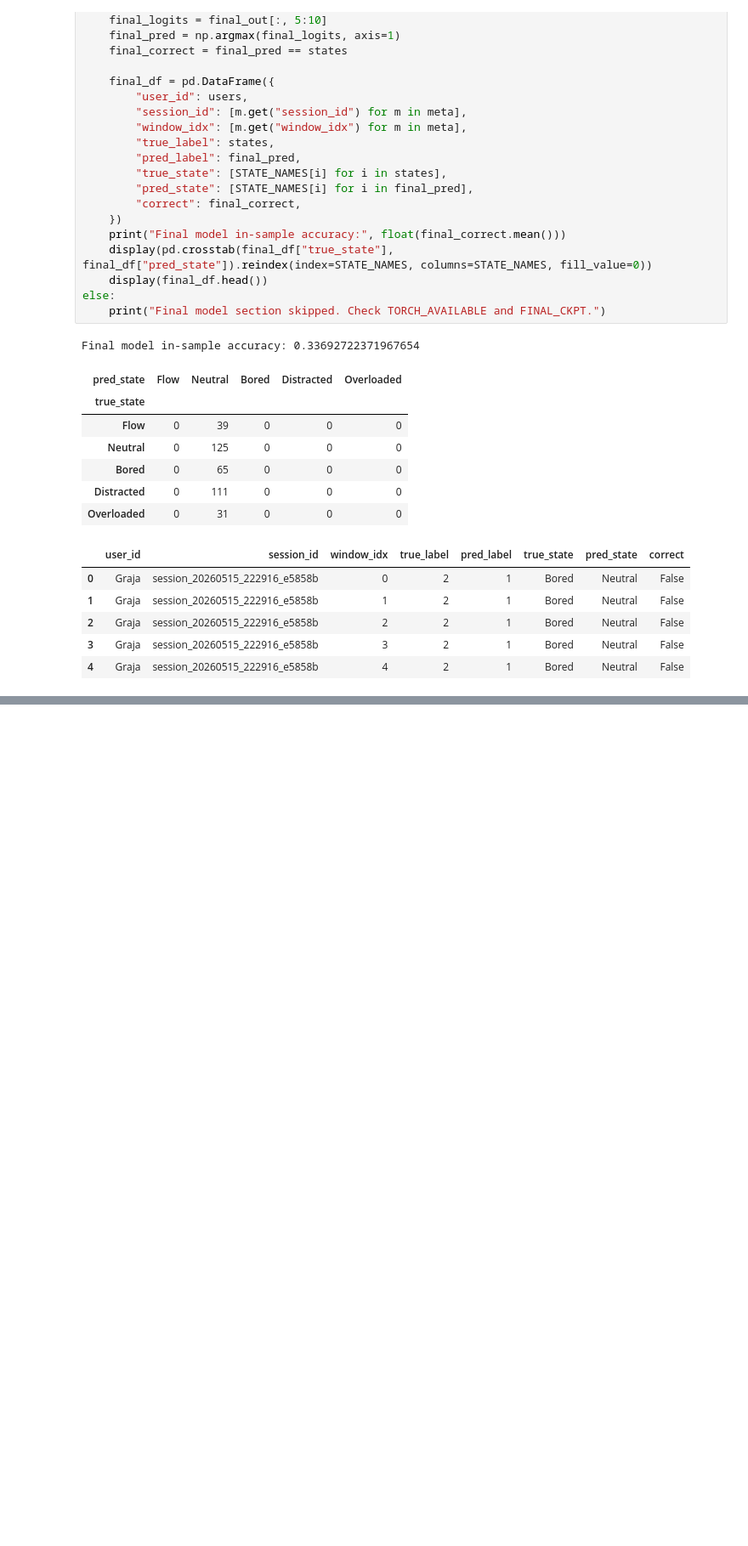
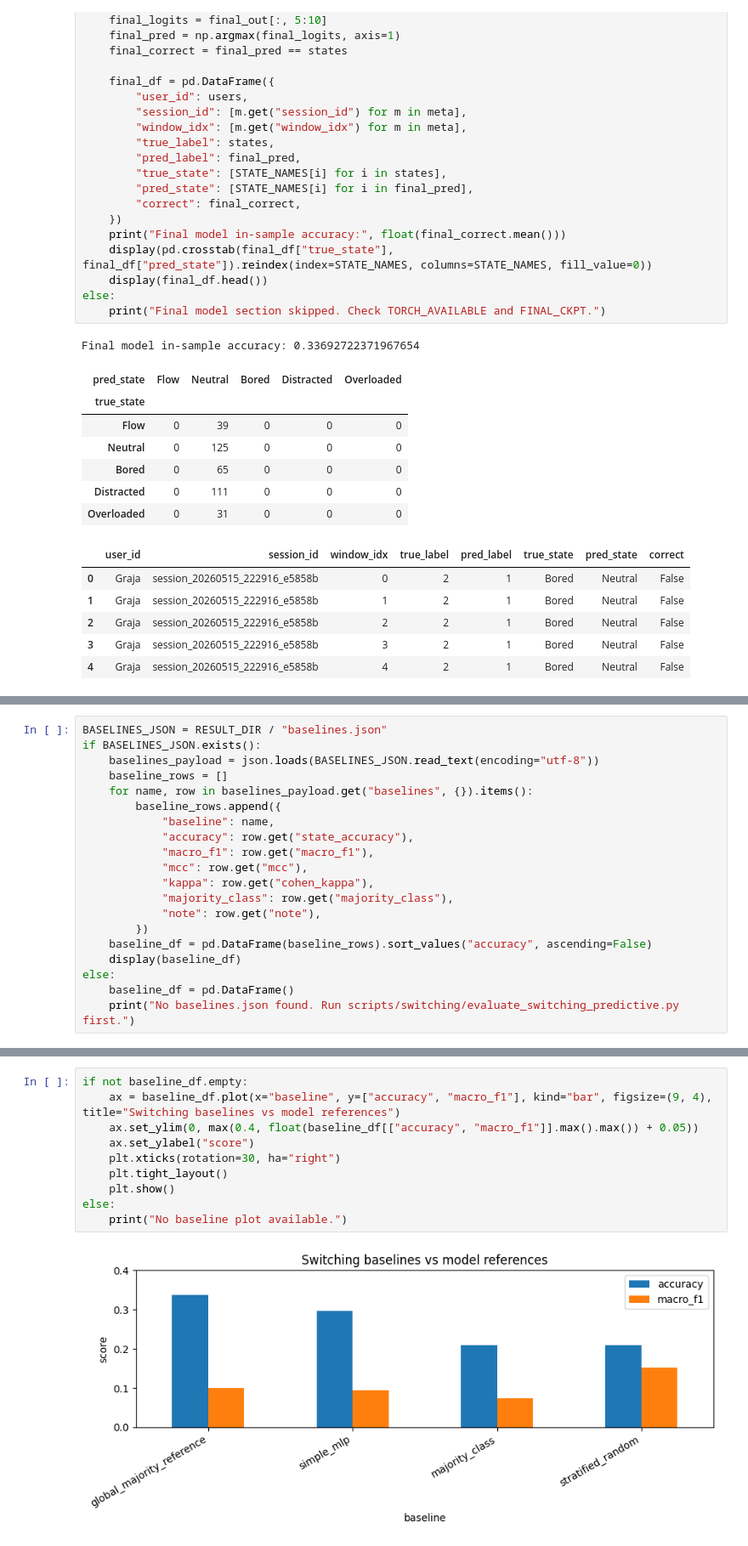
Before and after one commit to PPP-Attention-Adaptive-Manager/Fusion_Model, a Jupyter notebook: notebooks/switching_predictive_performance.ipynb, the cells around one changed output, grey strips where cells are left out. Shown at 85% size. Saved outputs shown, nothing was run; the diff lists cells and outputs as text; blank space fills up the shorter version.

Commit message:
debug model

```diff
--- a/notebooks/switching_predictive_performance.ipynb
+++ b/notebooks/switching_predictive_performance.ipynb
@@ -501,0 +508,20 @@ Final model in-sample accuracy: 0.33692722371967654
+# %%
+BASELINES_JSON = RESULT_DIR / "baselines.json"
+if BASELINES_JSON.exists():
+    baselines_payload = json.loads(BASELINES_JSON.read_text(encoding="utf-8"))
+    baseline_rows = []
+    for name, row in baselines_payload.get("baselines", {}).items():
+        baseline_rows.append({
+            "baseline": name,
+            "accuracy": row.get("state_accuracy"),
+            "macro_f1": row.get("macro_f1"),
+            "mcc": row.get("mcc"),
+            "kappa": row.get("cohen_kappa"),
+            "majority_class": row.get("majority_class"),
+            "note": row.get("note"),
+        })
+    baseline_df = pd.DataFrame(baseline_rows).sort_values("accuracy", ascending=False)
+    display(baseline_df)
+else:
+    baseline_df = pd.DataFrame()
+    print("No baselines.json found. Run scripts/switching/evaluate_switching_predictive.py first.")
@@ -501,0 +534,12 @@ Final model in-sample accuracy: 0.33692722371967654
+# %%
+if not baseline_df.empty:
+    ax = baseline_df.plot(x="baseline", y=["accuracy", "macro_f1"], kind="bar", figsize=(9, 4), title="Switching baselines vs model references")
+    ax.set_ylim(0, max(0.4, float(baseline_df[["accuracy", "macro_f1"]].max().max()) + 0.05))
+    ax.set_ylabel("score")
+    plt.xticks(rotation=30, ha="right")
+    plt.tight_layout()
+    plt.show()
+else:
+    print("No baseline plot available.")
+# %% [output]
+[figure, added]
```
Also changed, not shown: parts of 6 cells of this notebook, 7 other files.
